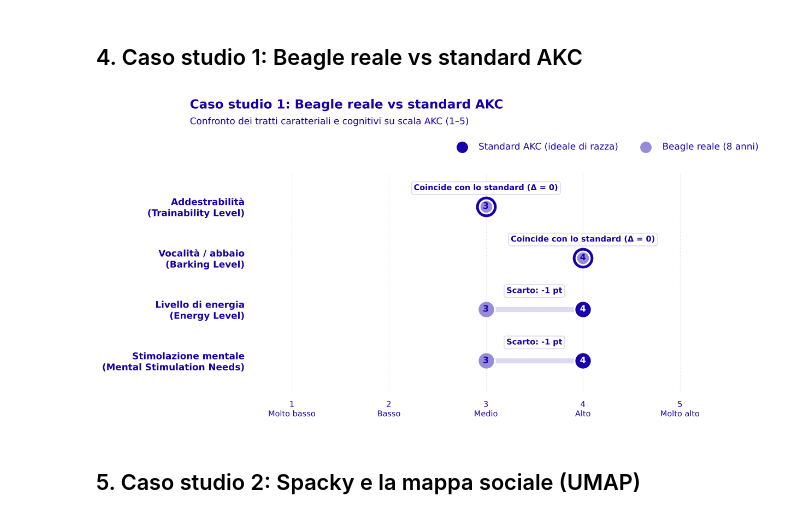
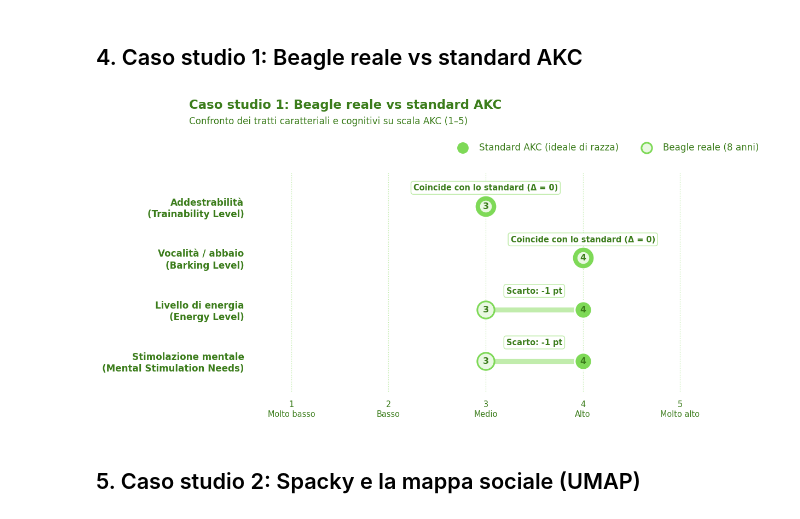
Before and after one commit to marziamacchia05-rgb/AKC, a Jupyter notebook: AKC_cani.ipynb, the cells around one changed output. Drawn from its saved outputs; the diff is of its cells as text; code cells hidden in the pictures.

```diff
--- a/AKC_cani.ipynb
+++ b/AKC_cani.ipynb
@@ -200,56 +200,80 @@ Cluster 4 (26 razze): Bulldogs, Rottweilers, Great Danes, Cane Corso, Mastiffs,
 # %% [markdown]
 ## 4. Caso studio 1: Beagle reale vs standard AKC
 # %%
+# --- Palette verde (tonalità #7ed957) ---
+VERDE  = "#7ed957"   # colore principale: standard AKC
+SCURO  = "#3c7d1c"   # stessa tinta, più scura: tutti i testi
+CHIARO = "#e9f8e2"   # tinta chiarissima: Beagle reale
+TENUE  = "#c1ecac"   # barre di collegamento, griglia, bordi dei box
+PRIMARIO = VERDE     # così anche le altre figure del notebook diventano verdi
+
+# --- Tutti i testi in verde (sovrascrive il viola del tema) ---
+plt.rcParams.update({
+    "text.color": SCURO,
+    "axes.labelcolor": SCURO,
+    "axes.titlecolor": SCURO,
+    "xtick.color": SCURO,
+    "ytick.color": SCURO,
+    "axes.edgecolor": TENUE,
+    "legend.labelcolor": SCURO,
+})
+
 TRATTI_BEAGLE = {
     "Mental Stimulation Needs": "Stimolazione mentale",
     "Energy Level": "Livello di energia",
     "Barking Level": "Vocalità / abbaio",
     "Trainability Level": "Addestrabilità",
 }
 akc_scores = df.loc[df["Breed"] == "Beagles", list(TRATTI_BEAGLE)].iloc[0].to_numpy()
 real_scores = np.array([3, 3, 4, 3])   # valutazione del Beagle reale (8 anni), stesso ordine
 etichette = [f"{it}\n({en})" for en, it in TRATTI_BEAGLE.items()]
 y = np.arange(len(etichette))
 
 fig, ax = plt.subplots(figsize=(10, 5.6))
 ax.hlines(y, np.minimum(akc_scores, real_scores), np.maximum(akc_scores, real_scores),
           color=TENUE, linewidth=6, capstyle="round", zorder=1)
 
-def punto(x, yi, colore, testo_colore, s=420):
-    ax.scatter(x, yi, color=colore, s=s, edgecolors="white", linewidth=2, zorder=3)
-    ax.text(x, yi, str(x), color=testo_colore, ha="center", va="center", fontsize=10.5, fontweight="bold", zorder=4)
+def punto(x, yi, colore, testo_colore, s=420, bordo="white"):
+    ax.scatter(x, yi, color=colore, s=s, edgecolors=bordo, linewidth=2, zorder=3)
+    ax.text(x, yi, str(x), color=testo_colore, ha="center", va="center",
+            fontsize=10.5, fontweight="bold", zorder=4)
 
 for yi, akc, real in zip(y, akc_scores, real_scores):
     if akc == real:
-        ax.scatter(akc, yi, color=PRIMARIO, s=560, zorder=2)          # anello = standard AKC
-        punto(real, yi, CHIARO, PRIMARIO, s=260)                      # nucleo = Beagle reale
+        ax.scatter(akc, yi, color=VERDE, s=560, zorder=2)               # anello = standard AKC
+        punto(real, yi, CHIARO, SCURO, s=260, bordo=VERDE)              # nucleo = Beagle reale
         nota = "Coincide con lo standard (Δ = 0)"
     else:
-        punto(akc, yi, PRIMARIO, "white")
-        punto(real, yi, CHIARO, PRIMARIO)
+        punto(akc, yi, VERDE, SCURO)
+        punto(real, yi, CHIARO, SCURO, bordo=VERDE)
         nota = f"Scarto: {real - akc:+d} pt"
-    ax.text((akc + real) / 2, yi + 0.28, nota, ha="center", va="bottom", fontsize=9.5, fontweight="bold",
+    ax.text((akc + real) / 2, yi + 0.28, nota, ha="center", va="bottom", fontsize=9.5,
+            fontweight="bold", color=SCURO,
             bbox=dict(boxstyle="round,pad=0.3", facecolor="white", edgecolor=TENUE))
 
-ax.set_yticks(y, etichette, fontsize=11, fontweight="bold")
+ax.set_yticks(y, etichette, fontsize=11, fontweight="bold", color=SCURO)
 ax.set_ylim(-0.6, len(y) - 0.35)
 ax.set_xlim(0.6, 5.4)
-ax.set_xticks(range(1, 6), ["1\nMolto basso", "2\nBasso", "3\nMedio", "4\nAlto", "5\nMolto alto"], fontsize=9.5)
-ax.tick_params(length=0, pad=10)
-ax.grid(axis="x", linestyle=":")
+ax.set_xticks(range(1, 6), ["1\nMolto basso", "2\nBasso", "3\nMedio", "4\nAlto", "5\nMolto alto"],
+              fontsize=9.5, color=SCURO)
+ax.tick_params(length=0, pad=10, colors=SCURO)
+ax.grid(axis="x", linestyle=":", color=TENUE)
 ax.set_axisbelow(True)
 sns.despine(ax=ax, left=True, bottom=True)
 
 fig.suptitle("Caso studio 1: Beagle reale vs standard AKC", x=0.02, ha="left",
-             fontsize=15, fontweight="bold", color=PRIMARIO)
-fig.text(0.02, 0.905, "Confronto dei tratti caratteriali e cognitivi su scala AKC (1–5)", fontsize=11)
-fig.legend(handles=[plt.scatter([], [], color=PRIMARIO, s=160, label="Standard AKC (ideale di razza)"),
-                    plt.scatter([], [], color=CHIARO, s=160, label="Beagle reale (8 anni)")],
-           loc="upper right", bbox_to_anchor=(0.98, 0.875), ncol=2)
+             fontsize=15, fontweight="bold", color=SCURO)
+fig.text(0.02, 0.905, "Confronto dei tratti caratteriali e cognitivi su scala AKC (1–5)",
+         fontsize=11, color=SCURO)
+fig.legend(handles=[plt.scatter([], [], color=VERDE, s=160, label="Standard AKC (ideale di razza)"),
+                    plt.scatter([], [], color=CHIARO, edgecolors=VERDE, linewidth=2, s=160,
+                                label="Beagle reale (8 anni)")],
+           loc="upper right", bbox_to_anchor=(0.98, 0.875), ncol=2, frameon=False,
+           labelcolor=SCURO)
 fig.subplots_adjust(top=0.76)
 salva(fig, "05_beagle_vs_standard.png")
 # %% [output]
-[figure, old version]
+[figure, new version]
 # %% [markdown]
 ## 5. Caso studio 2: Spacky e la mappa sociale (UMAP)
 # %%
```
Also changed, not shown: parts of 3 cells of this notebook.
